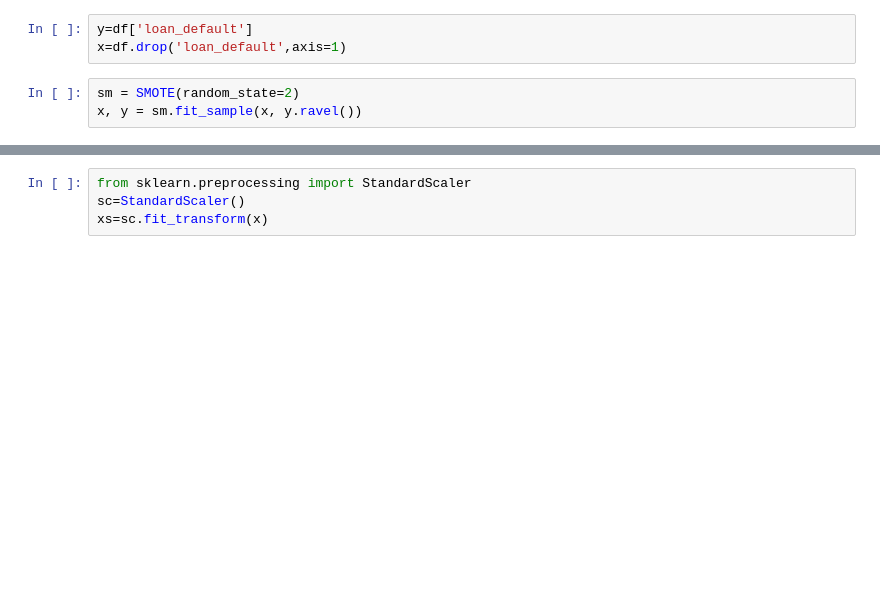
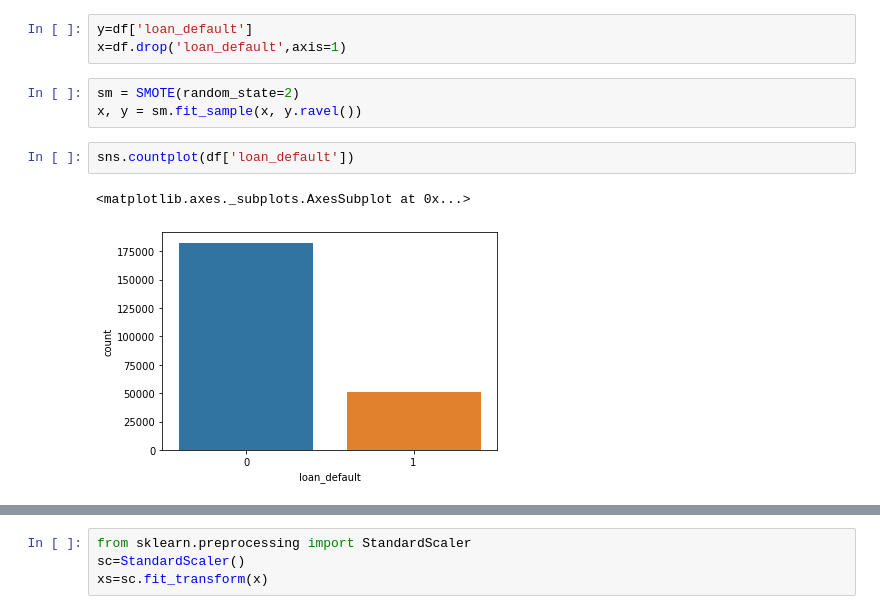
Before and after one commit to xavierigneous/Vehicle-Loan-Default-Prediction, a Jupyter notebook: Vishwanath/Model Iterations.ipynb, the cells around one changed output, grey strips where cells are left out. Drawn from its saved outputs; the diff is of its cells as text; blank space fills up the shorter version.

```diff
--- a/Vishwanath/Model Iterations.ipynb
+++ b/Vishwanath/Model Iterations.ipynb
@@ -108,3 +110,8 @@ x=df.drop('loan_default',axis=1)
 # %%
 sm = SMOTE(random_state=2)
 x, y = sm.fit_sample(x, y.ravel())
+# %%
+sns.countplot(df['loan_default'])
+# %% [output]
+<matplotlib.axes._subplots.AxesSubplot at 0x...>
+[figure, added]
```
Also changed, not shown: parts of 2 cells of this notebook, 1 other file.
